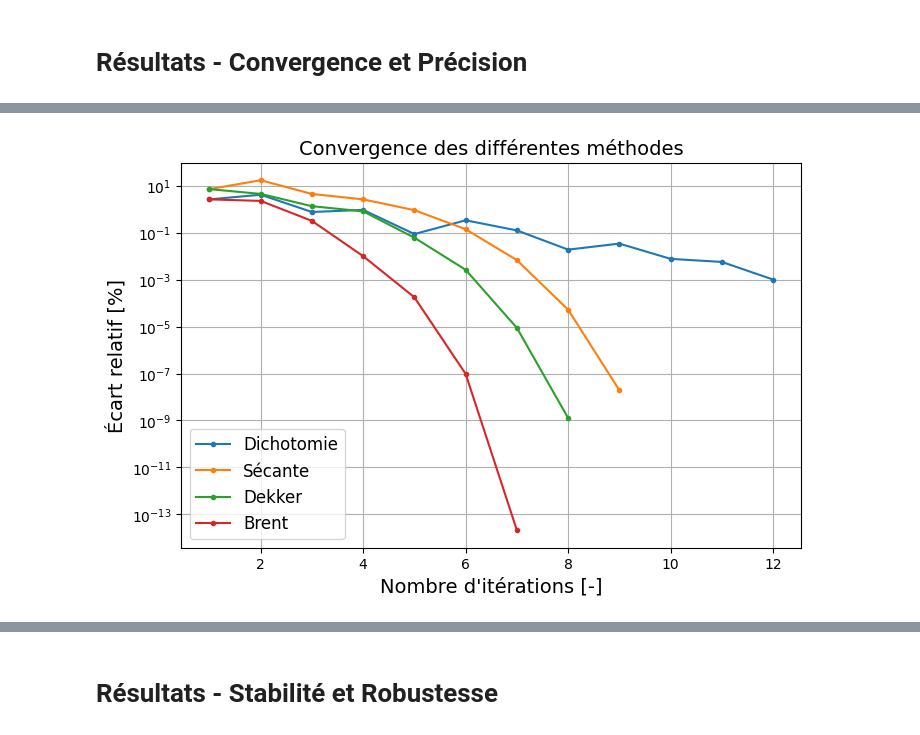
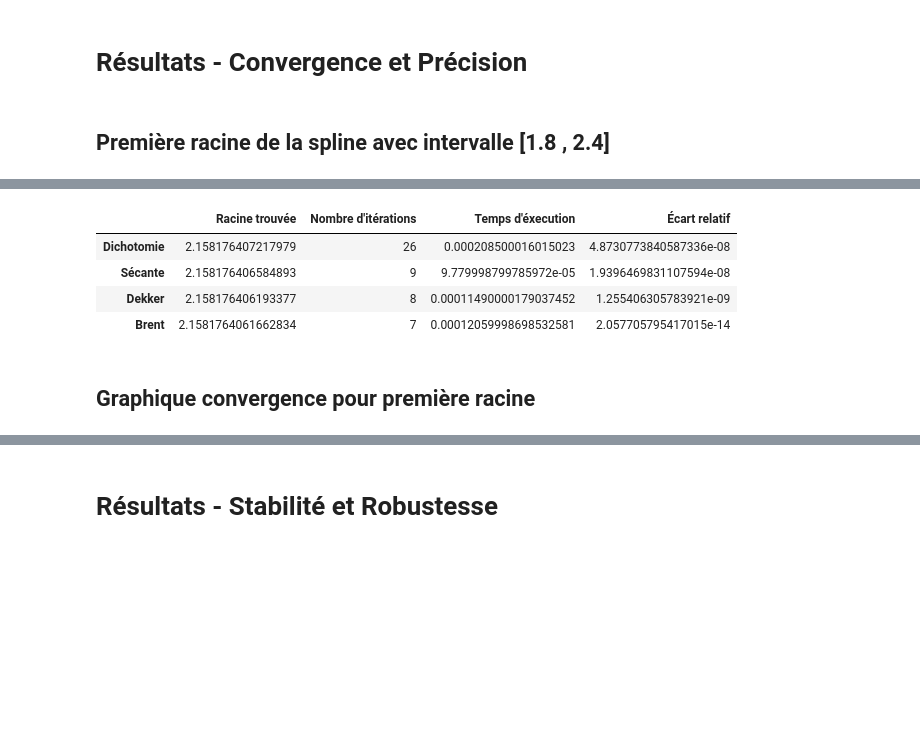
Before and after one commit to Zachattack-007/Projet-physnum, a Jupyter notebook: methode_brent.ipynb, the cells around one changed output, grey strips where cells are left out. Cells and saved outputs as stored; diff of their text form; code cells hidden in the pictures; blank space fills up the shorter version.

```diff
--- a/methode_brent.ipynb
+++ b/methode_brent.ipynb
@@ -221,12 +221,13 @@ plt.show()
 [figure]
 # %% [markdown]
 # Résultats - Convergence et Précision #
+# %% [markdown]
+## Première racine de la spline avec intervalle [1.8 , 2.4] ##
 # %%
-# Test pour les différentes méthodes à partie de la spline
-
-# Première racine avec intervalle (1.8, 2.4)
+# Valeur de référence
 ref = brentq(cubic_spline, 1.8, 2.4, xtol=1e-20)
 
+# Différentes données que l'on souhaite analyser
 liste_fct = [methode_bissection, methode_secante, methode_dekker, methode_brent]
 noms = ["Dichotomie", "Sécante", "Dekker", "Brent"]
 racines = []
@@ -248,6 +249,7 @@ for fct in liste_fct:
     ecart_rel.append(f"{ecart}")
     convergence.append(conv)
 
+# Création tableau des données
 data = {
     "Racine trouvée": racines,
     "Nombre d'itérations": nb_iter,
@@ -257,62 +259,5 @@ data = {
 
 df = pd.DataFrame(data, index=noms)
 
-print(df)
-conv_relative = []
-for liste in convergence:
-    conv_relative.append((np.abs(np.array(liste)-ref) / ref) * 100)
-
-
-max_iter = 12
-iteration = np.arange(1, max_iter+1)
-
-# Graphique convergence des méthodes
-plt.figure(figsize=(8, 5))
-plt.plot(iteration, conv_relative[0][:max_iter], '.-', label='Dichotomie')
-plt.plot(np.arange(1, len( conv_relative[1])+1), conv_relative[1], '.-', label='Sécante')
-plt.plot(np.arange(1, len( conv_relative[2])+1), conv_relative[2], '.-', label='Dekker')
-plt.plot(np.arange(1, len( conv_relative[3])+1), conv_relative[3], '.-', label='Brent')
-plt.axhline(0, color='gray', linestyle='--')
-plt.yscale("log")
-plt.title("Convergence des différentes méthodes", fontsize=14)
-plt.xlabel("Nombre d'itérations [-]", fontsize=14)
-plt.ylabel("Écart relatif [%]", fontsize=14)
-plt.legend(loc="best", prop={'size': 12})
-plt.grid(True)
-plt.show()
-
-
-
-# Deuxième racine avec intervalle plus petit (2.7, 2.9)
-ref2 = brentq(cubic_spline, 2.7, 2.9, xtol=1e-20)
-
-racines2 = []
-temps_exec2 = []
-nb_iter2 = []
-ecart_rel2 = []
-convergence2 = []
-
-for fct in liste_fct:
-    debut = perf_counter()
-    racine, n, conv = fct(cubic_spline, 2.7, 2.9)
-    fin = perf_counter()
-    temps = fin - debut
-    ecart = (abs(racine-ref2) / ref2) * 100
-
-    racines2.append(f"{racine}")
-    nb_iter2.append(f"{n}")
-    temps_exec2.append(f"{temps}")
-    ecart_rel2.append(f"{ecart}")
-    convergence2.append(conv)
-
-data2 = {
-    "Racine trouvée": racines2,
-    "Nombre d'itérations": nb_iter2,
-    "Temps d'éxecution": temps_exec2,
-    "Écart relatif": ecart_rel2,
-}
-
-df2 = pd.DataFrame(data2, index=noms)
-
-print(f"\n\n{df2}")
+df
 # %% [output]
@@ -330 +263,0 @@ Brent        2.057705795417015e-14
-[figure, removed]
@@ -341,0 +264,7 @@ Brent        1.487302252485115e-10
+|  | Racine trouvée | Nombre d'itérations | Temps d'éxecution | Écart relatif |
+| Dichotomie | 2.158176407217979 | 26 | 0.000208500016015023 | 4.8730773840587336e-08 |
+| Sécante | 2.158176406584893 | 9 | 9.779998799785972e-05 | 1.9396469831107594e-08 |
+| Dekker | 2.158176406193377 | 8 | 0.00011490000179037452 | 1.255406305783921e-09 |
+| Brent | 2.1581764061662834 | 7 | 0.00012059998698532581 | 2.057705795417015e-14 |
+# %% [markdown]
+## Graphique convergence pour première racine ##
```
Also changed, not shown: parts of 12 cells of this notebook.
